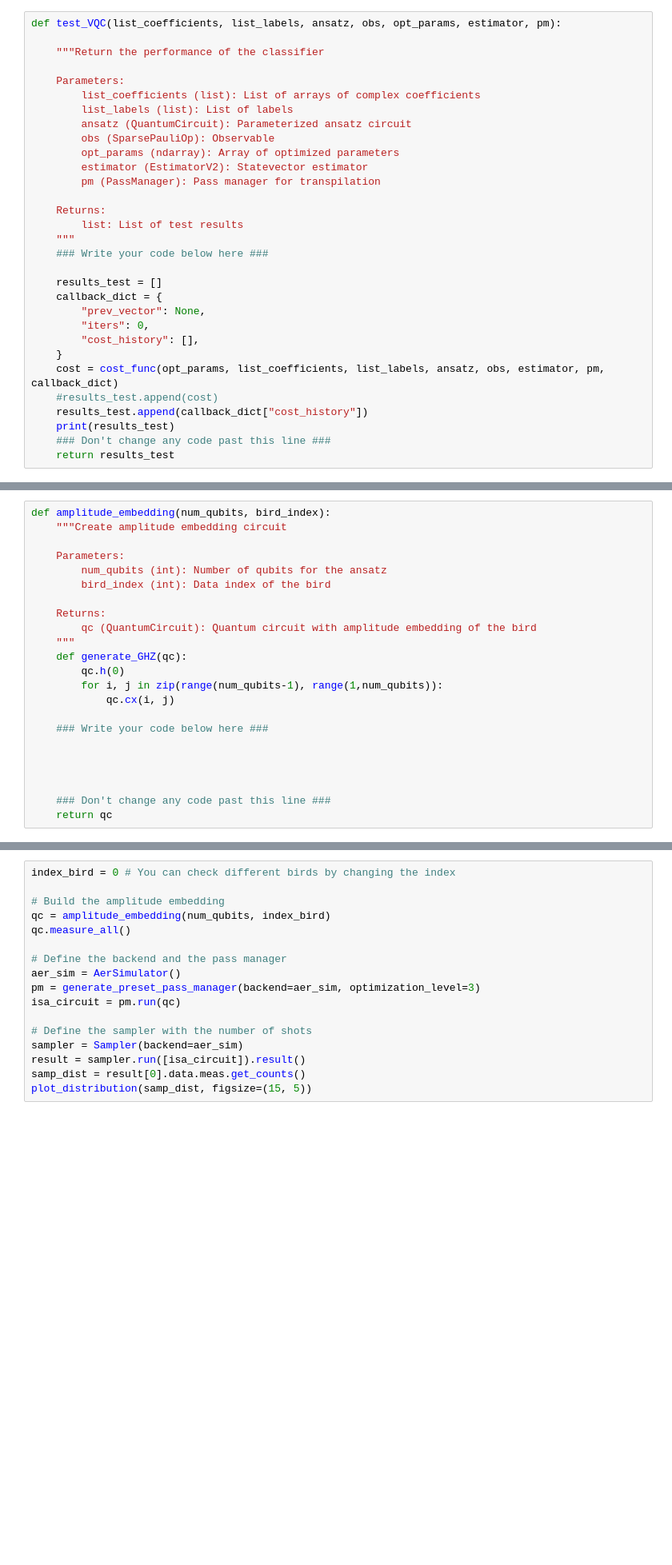
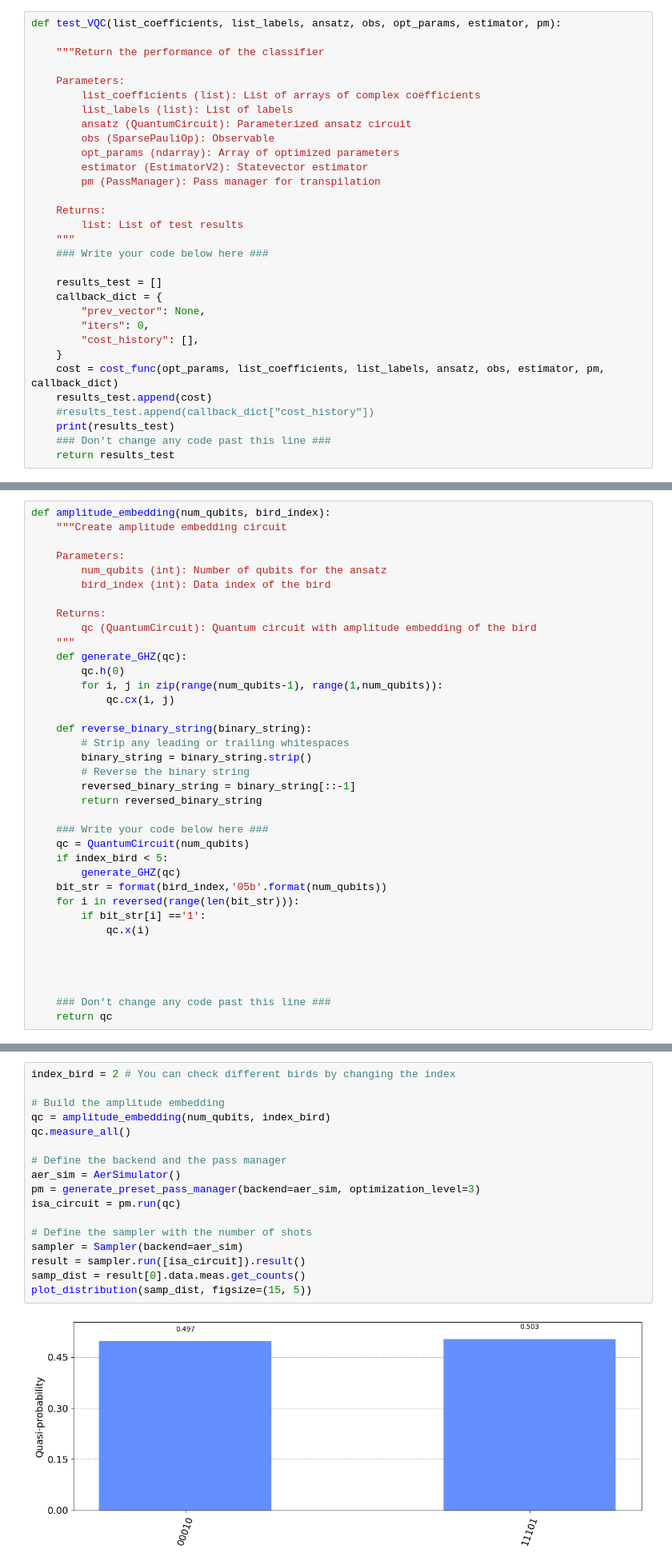
Before and after one commit to Trapti04/Quantum-Computing-basics, a Jupyter notebook: lab_4.ipynb, the cells around one changed output, grey strips where cells are left out. Shown at 80% size. Cells and saved outputs as stored; diff of their text form; blank space fills up the shorter version.

```diff
--- a/lab_4.ipynb
+++ b/lab_4.ipynb
@@ -461,8 +467,8 @@ def test_VQC(list_coefficients, list_labels, ansatz, obs, opt_params, estimator,
         "cost_history": [],
     }
     cost = cost_func(opt_params, list_coefficients, list_labels, ansatz, obs, estimator, pm, callback_dict)
-    #results_test.append(cost)
-    results_test.append(callback_dict["cost_history"])
+    results_test.append(cost)
+    #results_test.append(callback_dict["cost_history"])
     print(results_test)
     ### Don't change any code past this line ###
     return results_test
@@ -762,7 +815,21 @@ def amplitude_embedding(num_qubits, bird_index):
         for i, j in zip(range(num_qubits-1), range(1,num_qubits)):
             qc.cx(i, j)
 
+    def reverse_binary_string(binary_string):
+        # Strip any leading or trailing whitespaces
+        binary_string = binary_string.strip()
+        # Reverse the binary string
+        reversed_binary_string = binary_string[::-1]
+        return reversed_binary_string
+
     ### Write your code below here ###
+    qc = QuantumCircuit(num_qubits)
+    if index_bird < 5:
+        generate_GHZ(qc)
+    bit_str = format(bird_index,'05b'.format(num_qubits))
+    for i in reversed(range(len(bit_str))):
+        if bit_str[i] =='1':
+            qc.x(i)
 
 
 
@@ -772,22 +839,24 @@ def amplitude_embedding(num_qubits, bird_index):
 # %% [markdown]
 The cell below can be used to check if you are creating the correct states:
 # %%
-index_bird = 0 # You can check different birds by changing the index
+index_bird = 2 # You can check different birds by changing the index
 
 # Build the amplitude embedding
 qc = amplitude_embedding(num_qubits, index_bird)
 qc.measure_all()
 
 # Define the backend and the pass manager
 aer_sim = AerSimulator()
 pm = generate_preset_pass_manager(backend=aer_sim, optimization_level=3)
 isa_circuit = pm.run(qc)
 
 # Define the sampler with the number of shots
 sampler = Sampler(backend=aer_sim)
 result = sampler.run([isa_circuit]).result()
 samp_dist = result[0].data.meas.get_counts()
 plot_distribution(samp_dist, figsize=(15, 5))
+# %% [output]
+[figure, added]
 # %% [markdown]
 Now, let's check the depth of the new amplitude embedding circuit:
 # %%
```
Also changed, not shown: parts of 13 cells of this notebook.
